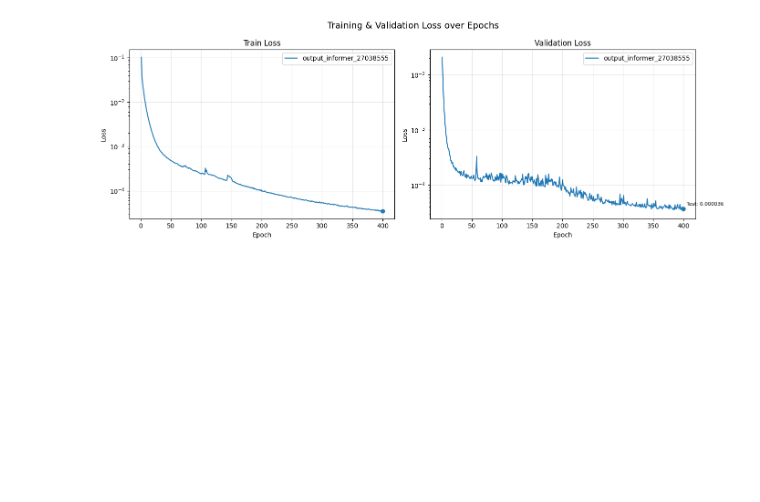
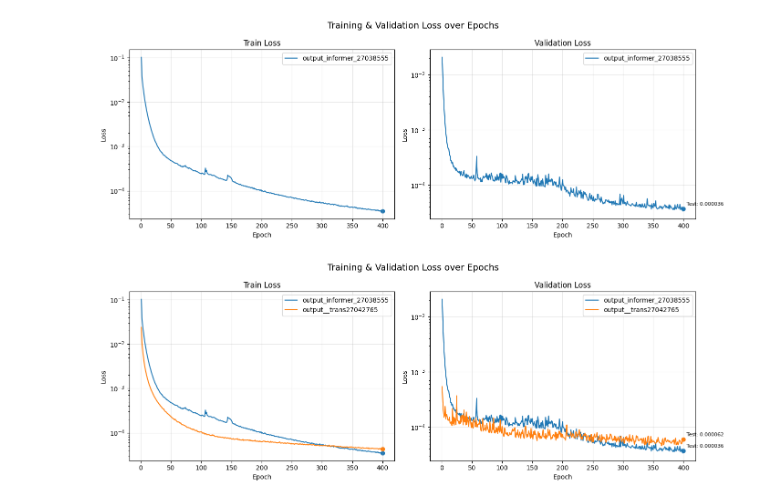
Before and after one commit to veronikal24/DeepLearning, a Jupyter notebook: import_performance_log_files/Performance.ipynb, the cells around one changed output. Cells and saved outputs as stored; diff of their text form; code cells hidden in the pictures; blank space fills up the shorter version.

```diff
--- a/import_performance_log_files/Performance.ipynb
+++ b/import_performance_log_files/Performance.ipynb
@@ -153,5 +155,7 @@ plot_runs(["/zhome/63/7/219953/DeepLearning-1/import_performance_log_files/outpu
 # %%
 plot_runs([
     "/zhome/63/7/219953/DeepLearning-1/import_performance_log_files/output_informer_27038555.log",
-    "logs/boats_run2.log",
+    "/zhome/63/7/219953/DeepLearning-1/import_performance_log_files/output__trans27042765.log",
 ])
+# %% [output]
+[figure, added]
```
Also changed, not shown: parts of 2 cells of this notebook, 1 other file.
